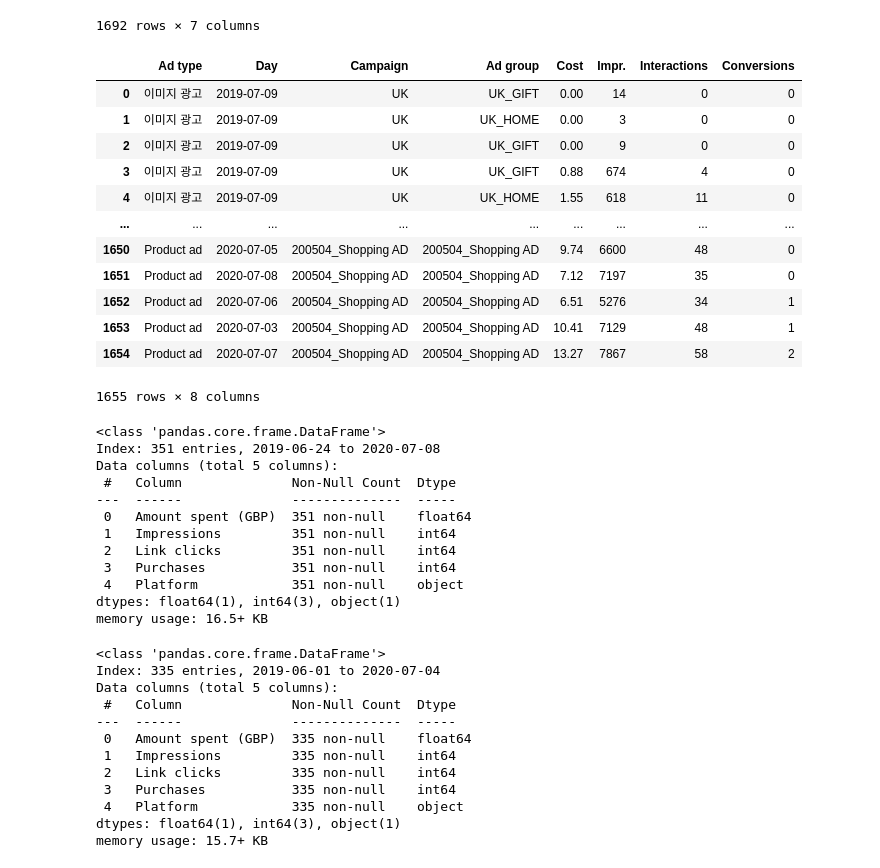
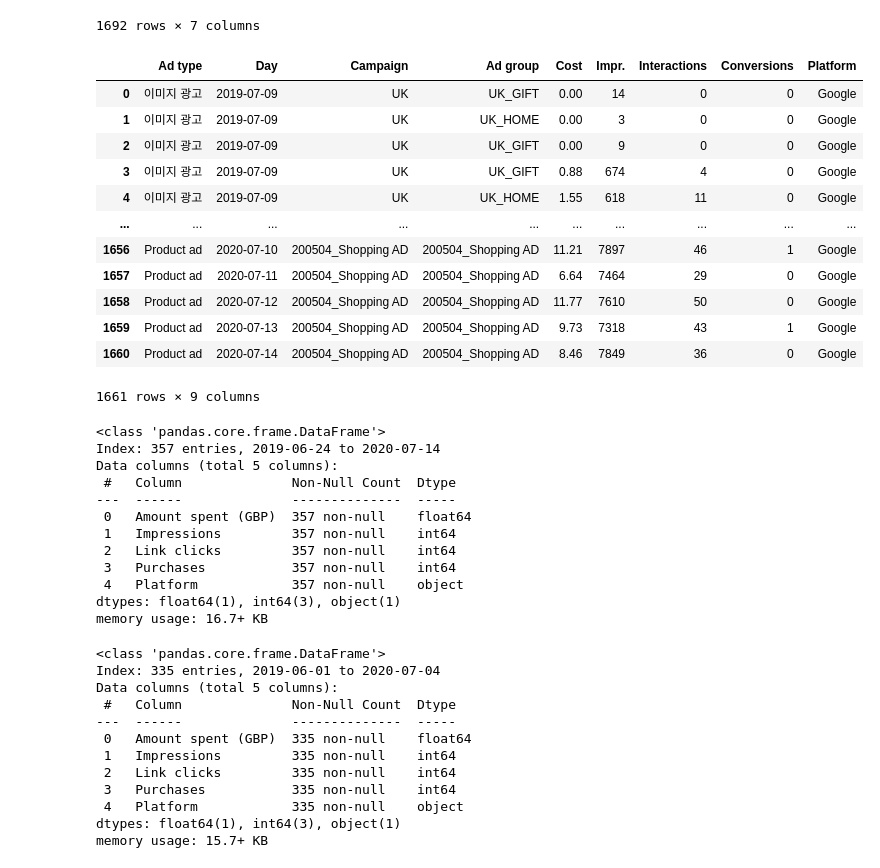
Before and after one commit to JoannaKang/kakao-commerce-data-analysis, a Jupyter notebook: Paid Media Report.ipynb, the cells around one changed output. Saved outputs shown, nothing was run; the diff lists cells and outputs as text; code cells hidden in the pictures.

```diff
--- a/Paid Media Report.ipynb
+++ b/Paid Media Report.ipynb
@@ -4,11 +4,11 @@ import os
 import numpy as np
 import pandas as pd
 # %%
-file_path = "C:\\Users\\Joanna Kang\\Desktop\\TASK\\5. Data Anaylsis\\Daily report\\200709_Paid Media Daily report.xlsx"
+file_path = "C:\\Users\\Joanna Kang\\Desktop\\TASK\\5. Data Anaylsis\\Daily report\\200715_Paid Media Daily report.xlsx"
 tab_list = ['Facebook_RawData', 'Instagram_RawData', 'Twitter_RawData', 'Google_RawData']
-#Facebook = pd.read_excel(file_path, sheet_name = tab_list[0])
-#Instagram = pd.read_excel(file_path, sheet_name = tab_list[1])
-#Twitter = pd.read_excel(file_path, sheet_name = tab_list[2])
+Facebook = pd.read_excel(file_path, sheet_name = tab_list[0])
+Instagram = pd.read_excel(file_path, sheet_name = tab_list[1])
+Twitter = pd.read_excel(file_path, sheet_name = tab_list[2])
 Google = pd.read_excel(file_path, sheet_name = tab_list[3])
 # %%
 Facebook
@@ -77,21 +87,22 @@ Instagram
 1692 rows × 7 columns
 # %%
 Google = Google[['Ad type', 'Day', 'Campaign', 'Ad group', 'Cost', 'Impr.', 'Interactions', 'Conversions']]
+Google['Platform'] = 'Google'
 Google
 # %% [output]
-|  | Ad type | Day | Campaign | Ad group | Cost | Impr. | Interactions | Conversions |
-| 0 | 이미지 광고 | 2019-07-09 | UK | UK_GIFT | 0.00 | 14 | 0 | 0 |
-| 1 | 이미지 광고 | 2019-07-09 | UK | UK_HOME | 0.00 | 3 | 0 | 0 |
-| 2 | 이미지 광고 | 2019-07-09 | UK | UK_GIFT | 0.00 | 9 | 0 | 0 |
-| 3 | 이미지 광고 | 2019-07-09 | UK | UK_GIFT | 0.88 | 674 | 4 | 0 |
-| 4 | 이미지 광고 | 2019-07-09 | UK | UK_HOME | 1.55 | 618 | 11 | 0 |
-| ... | ... | ... | ... | ... | ... | ... | ... | ... |
-| 1650 | Product ad | 2020-07-05 | 200504_Shopping AD | 200504_Shopping AD | 9.74 | 6600 | 48 | 0 |
-| 1651 | Product ad | 2020-07-08 | 200504_Shopping AD | 200504_Shopping AD | 7.12 | 7197 | 35 | 0 |
-| 1652 | Product ad | 2020-07-06 | 200504_Shopping AD | 200504_Shopping AD | 6.51 | 5276 | 34 | 1 |
-| 1653 | Product ad | 2020-07-03 | 200504_Shopping AD | 200504_Shopping AD | 10.41 | 7129 | 48 | 1 |
-| 1654 | Product ad | 2020-07-07 | 200504_Shopping AD | 200504_Shopping AD | 13.27 | 7867 | 58 | 2 |
+|  | Ad type | Day | Campaign | Ad group | Cost | Impr. | Interactions | Conversions | Platform |
+| 0 | 이미지 광고 | 2019-07-09 | UK | UK_GIFT | 0.00 | 14 | 0 | 0 | Google |
+| 1 | 이미지 광고 | 2019-07-09 | UK | UK_HOME | 0.00 | 3 | 0 | 0 | Google |
+| 2 | 이미지 광고 | 2019-07-09 | UK | UK_GIFT | 0.00 | 9 | 0 | 0 | Google |
+| 3 | 이미지 광고 | 2019-07-09 | UK | UK_GIFT | 0.88 | 674 | 4 | 0 | Google |
+| 4 | 이미지 광고 | 2019-07-09 | UK | UK_HOME | 1.55 | 618 | 11 | 0 | Google |
+| ... | ... | ... | ... | ... | ... | ... | ... | ... | ... |
+| 1656 | Product ad | 2020-07-10 | 200504_Shopping AD | 200504_Shopping AD | 11.21 | 7897 | 46 | 1 | Google |
+| 1657 | Product ad | 2020-07-11 | 200504_Shopping AD | 200504_Shopping AD | 6.64 | 7464 | 29 | 0 | Google |
+| 1658 | Product ad | 2020-07-12 | 200504_Shopping AD | 200504_Shopping AD | 11.77 | 7610 | 50 | 0 | Google |
+| 1659 | Product ad | 2020-07-13 | 200504_Shopping AD | 200504_Shopping AD | 9.73 | 7318 | 43 | 1 | Google |
+| 1660 | Product ad | 2020-07-14 | 200504_Shopping AD | 200504_Shopping AD | 8.46 | 7849 | 36 | 0 | Google |
-1655 rows × 8 columns
+1661 rows × 9 columns
 # %%
 Facebook_daily = pd.pivot_table(Facebook, index = ['Day'], aggfunc=sum, fill_value = 0)
 Facebook_daily = Facebook_daily.drop(['Setdata'], axis=1)
@@ -99,17 +110,17 @@ Facebook_daily['Platform'] = 'Facebook'
 Facebook_daily.info()
 # %% [output]
 <class 'pandas.core.frame.DataFrame'>
-Index: 351 entries, 2019-06-24 to 2020-07-08
+Index: 357 entries, 2019-06-24 to 2020-07-14
 Data columns (total 5 columns):
  #   Column              Non-Null Count  Dtype
 ---  ------              --------------  -----
- 0   Amount spent (GBP)  351 non-null    float64
- 1   Impressions         351 non-null    int64
- 2   Link clicks         351 non-null    int64
- 3   Purchases           351 non-null    int64
- 4   Platform            351 non-null    object
+ 0   Amount spent (GBP)  357 non-null    float64
+ 1   Impressions         357 non-null    int64
+ 2   Link clicks         357 non-null    int64
+ 3   Purchases           357 non-null    int64
+ 4   Platform            357 non-null    object
 dtypes: float64(1), int64(3), object(1)
-memory usage: 16.5+ KB
+memory usage: 16.7+ KB
 # %%
 Instagram_daily = pd.pivot_table(Instagram, index = ['Day'], aggfunc=sum, fill_value = 0)
 Instagram_daily['Platform'] = 'Instagram'
```
Also changed, not shown: parts of 11 cells of this notebook.
